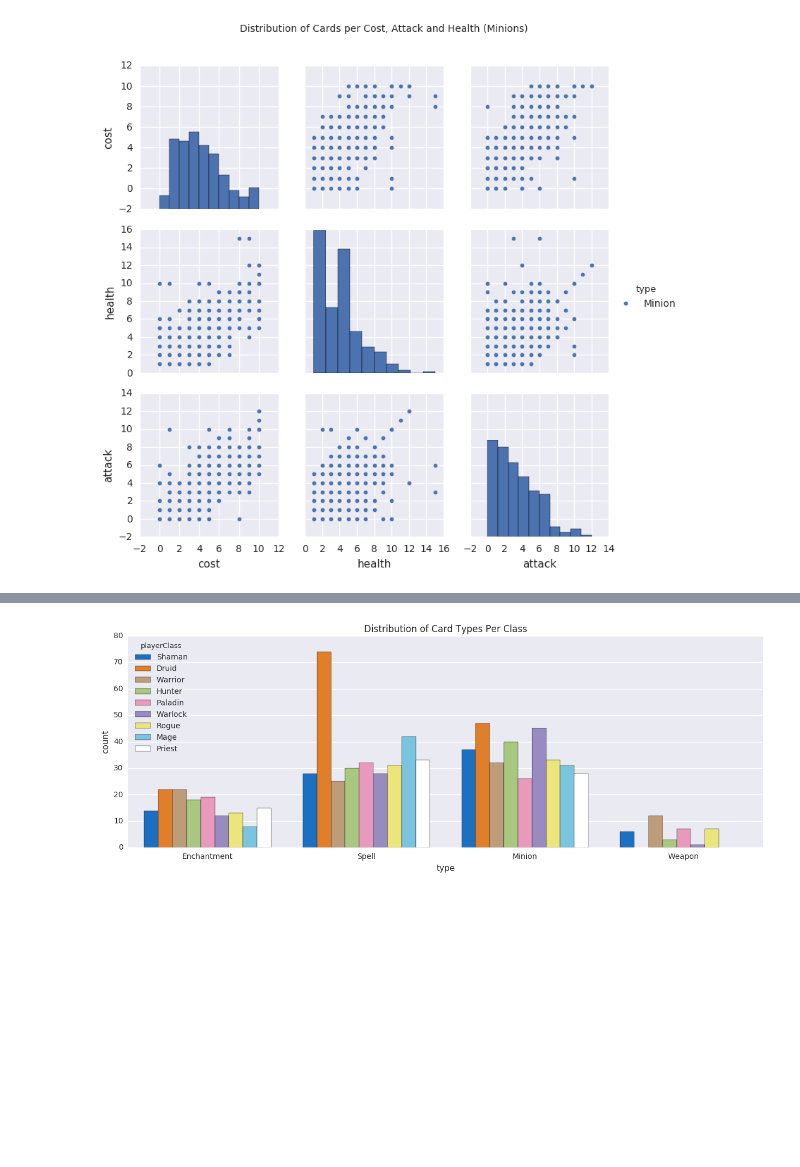
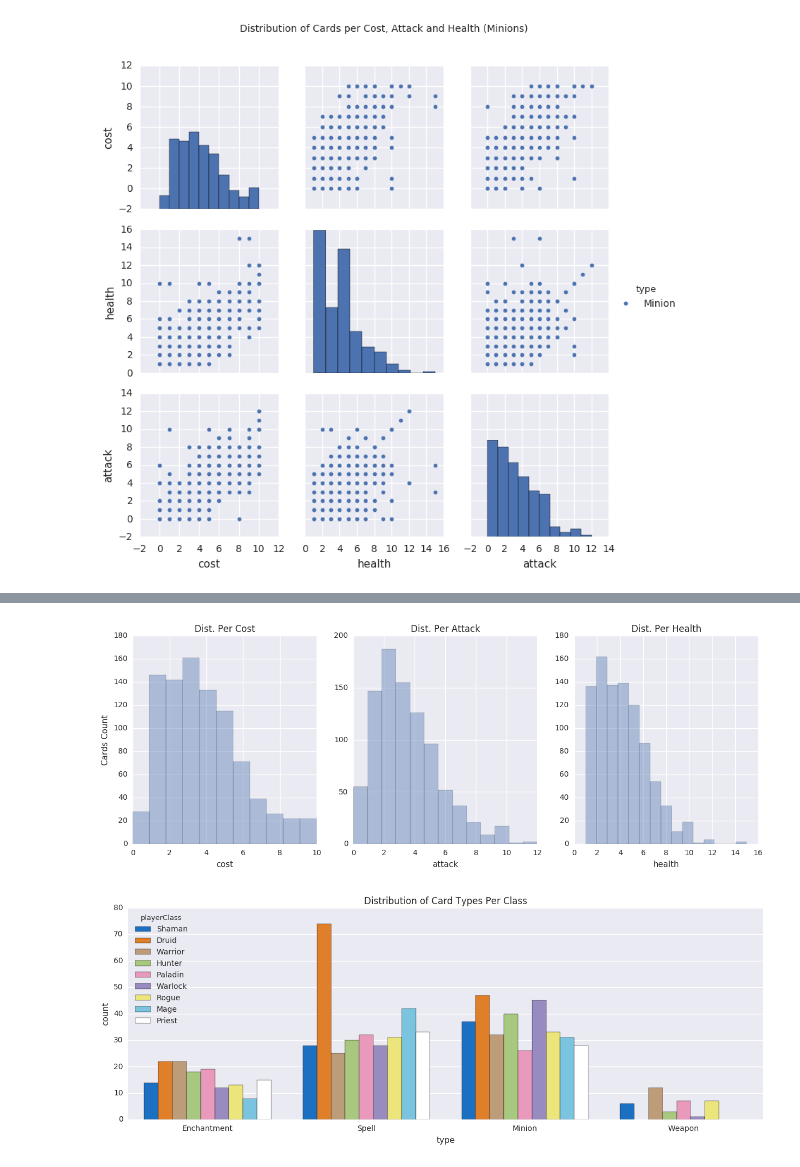
Before and after one commit to MarcelloLins/Hearthstone-Data-Science, a Jupyter notebook: Hearthstone/#3 - All Heroes Analysis.ipynb, the cells around one changed output, grey strips where cells are left out. Cells and saved outputs as stored; diff of their text form; code cells hidden in the pictures; blank space fills up the shorter version.

```diff
--- a/Hearthstone/#3 - All Heroes Analysis.ipynb
+++ b/Hearthstone/#3 - All Heroes Analysis.ipynb
@@ -85,3 +59,19 @@ hs_minions_dataframe['health'].iplot(kind='hist', bins=11, layout=dict(title = '
+# %%
+fig, axs = plt.subplots(figsize=(15,5), ncols=3, nrows=1)
+
+# Distribution of Minions Per Cost, Attack and Health
+sns.distplot(hs_minions_dataframe['cost'], kde=False, bins=11, ax=axs[0])
+sns.distplot(hs_minions_dataframe['attack'], kde=False, bins=13, ax=axs[1])
+sns.distplot(hs_minions_dataframe['health'], kde=False, bins=15, ax=axs[2])
+
+axs[0].set_ylabel('Cards Count')
+
+axs[0].set_title('Dist. Per Cost')
+axs[1].set_title('Dist. Per Attack')
+axs[2].set_title('Dist. Per Health')
+plt.show()
+# %% [output]
+[figure, added]
 # %%
 # Cards Distribution Per Type and Class
 fig, axs = plt.subplots(figsize=(15,5), ncols=1, nrows=1)
```
Also changed, not shown: parts of 5 cells of this notebook.
